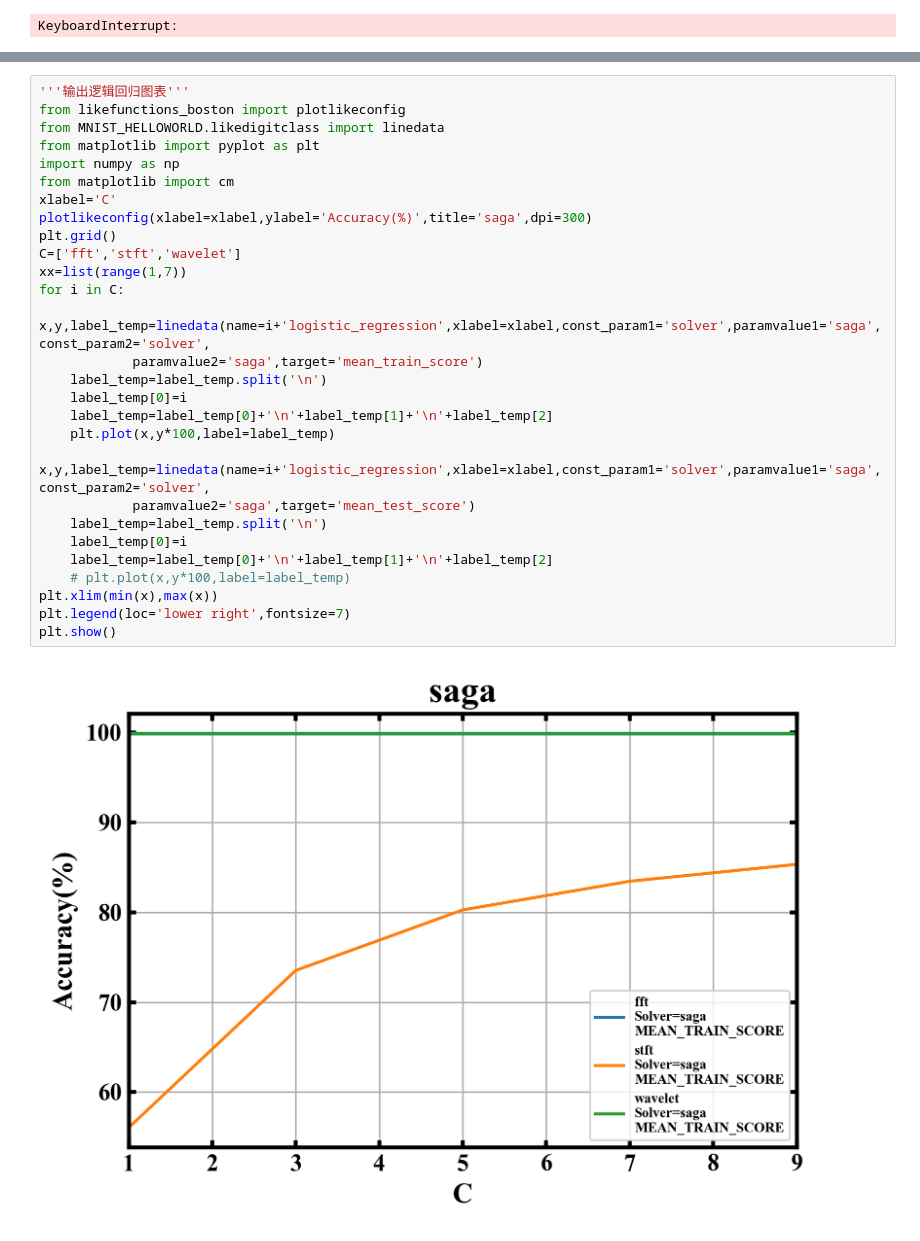
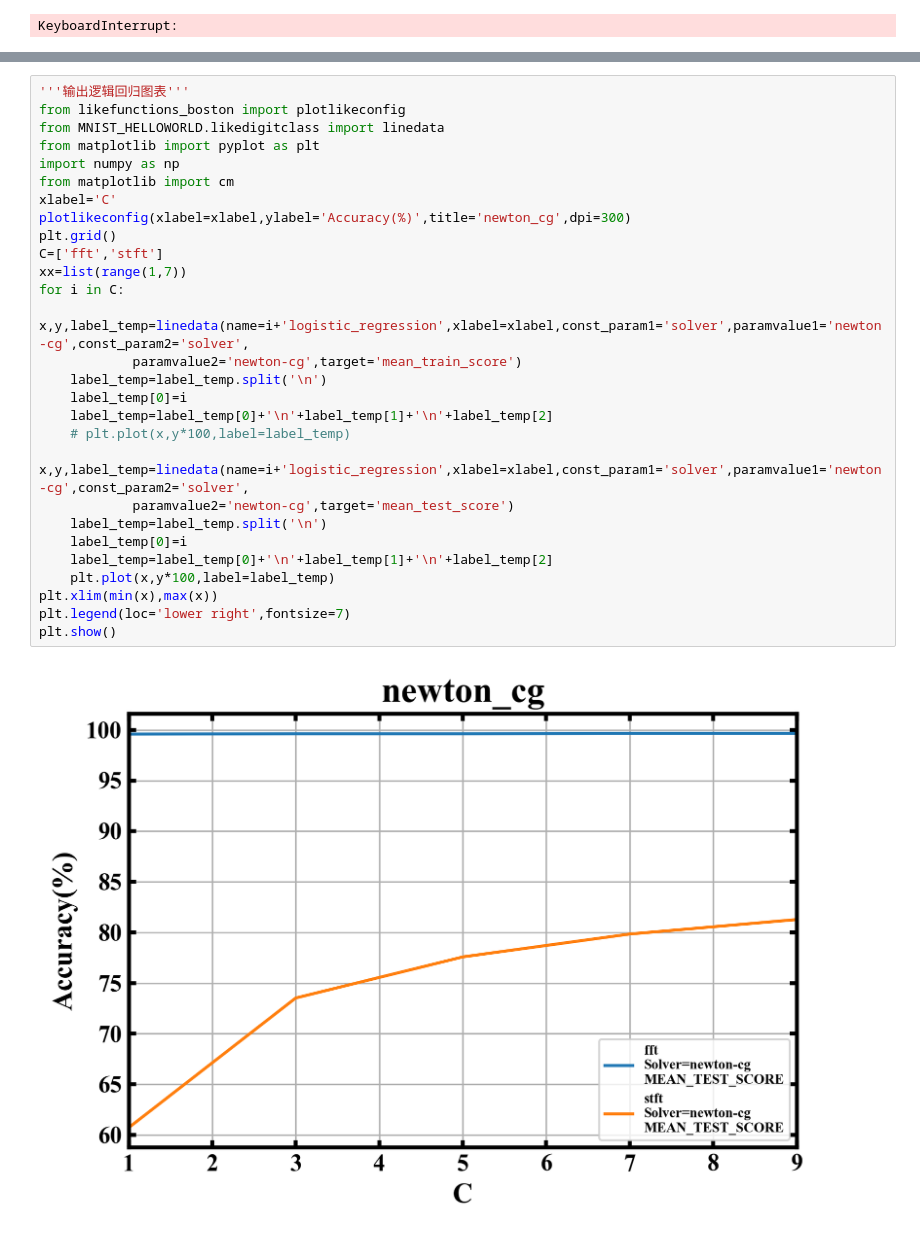
Before and after one commit to Time-Magic/Traning_code, a Jupyter notebook: CaseWesternReserveUniversityData/Question3.ipynb, the cells around one changed output, grey strips where cells are left out. Drawn from its saved outputs; the diff is of its cells as text.

```diff
--- a/CaseWesternReserveUniversityData/Question3.ipynb
+++ b/CaseWesternReserveUniversityData/Question3.ipynb
@@ -104,30 +104,30 @@ wavelet_logistic_regression.xls is fine
 # %%
 '''输出逻辑回归图表'''
 from likefunctions_boston import plotlikeconfig
 from MNIST_HELLOWORLD.likedigitclass import linedata
 from matplotlib import pyplot as plt
 import numpy as np
 from matplotlib import cm
 xlabel='C'
-plotlikeconfig(xlabel=xlabel,ylabel='Accuracy(%)',title='saga',dpi=300)
+plotlikeconfig(xlabel=xlabel,ylabel='Accuracy(%)',title='newton_cg',dpi=300)
 plt.grid()
-C=['fft','stft','wavelet']
+C=['fft','stft']
 xx=list(range(1,7))
 for i in C:
-    x,y,label_temp=linedata(name=i+'logistic_regression',xlabel=xlabel,const_param1='solver',paramvalue1='saga',const_param2='solver',
-            paramvalue2='saga',target='mean_train_score')
+    x,y,label_temp=linedata(name=i+'logistic_regression',xlabel=xlabel,const_param1='solver',paramvalue1='newton-cg',const_param2='solver',
+            paramvalue2='newton-cg',target='mean_train_score')
+    label_temp=label_temp.split('\n')
+    label_temp[0]=i
+    label_temp=label_temp[0]+'\n'+label_temp[1]+'\n'+label_temp[2]
+    # plt.plot(x,y*100,label=label_temp)
+    x,y,label_temp=linedata(name=i+'logistic_regression',xlabel=xlabel,const_param1='solver',paramvalue1='newton-cg',const_param2='solver',
+            paramvalue2='newton-cg',target='mean_test_score')
     label_temp=label_temp.split('\n')
     label_temp[0]=i
     label_temp=label_temp[0]+'\n'+label_temp[1]+'\n'+label_temp[2]
     plt.plot(x,y*100,label=label_temp)
-    x,y,label_temp=linedata(name=i+'logistic_regression',xlabel=xlabel,const_param1='solver',paramvalue1='saga',const_param2='solver',
-            paramvalue2='saga',target='mean_test_score')
-    label_temp=label_temp.split('\n')
-    label_temp[0]=i
-    label_temp=label_temp[0]+'\n'+label_temp[1]+'\n'+label_temp[2]
-    # plt.plot(x,y*100,label=label_temp)
 plt.xlim(min(x),max(x))
 plt.legend(loc='lower right',fontsize=7)
 plt.show()
 # %% [output]
-[figure, old version]
+[figure, new version]
```
Also changed, not shown: parts of 9 cells of this notebook, 9 other files.
